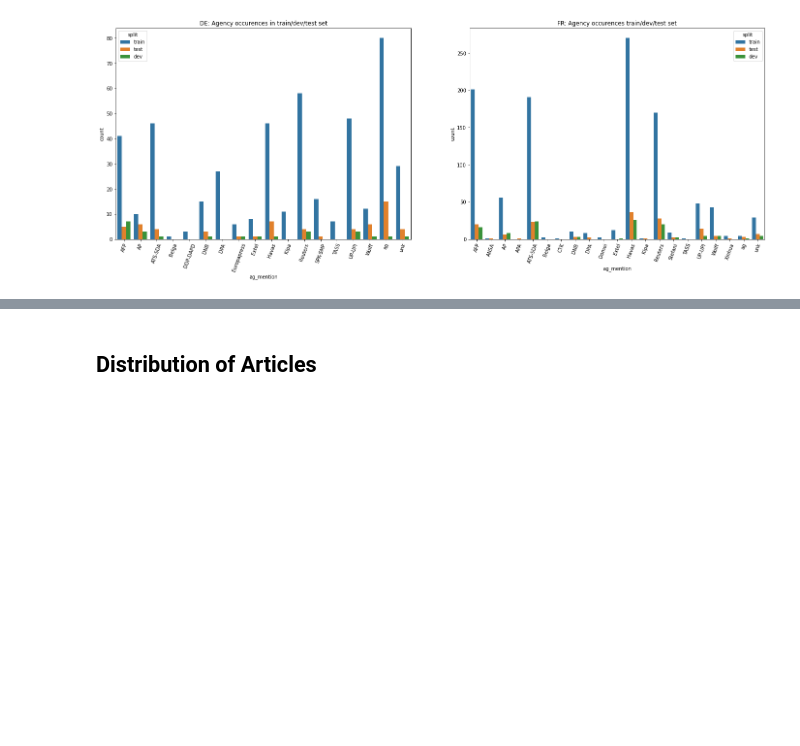
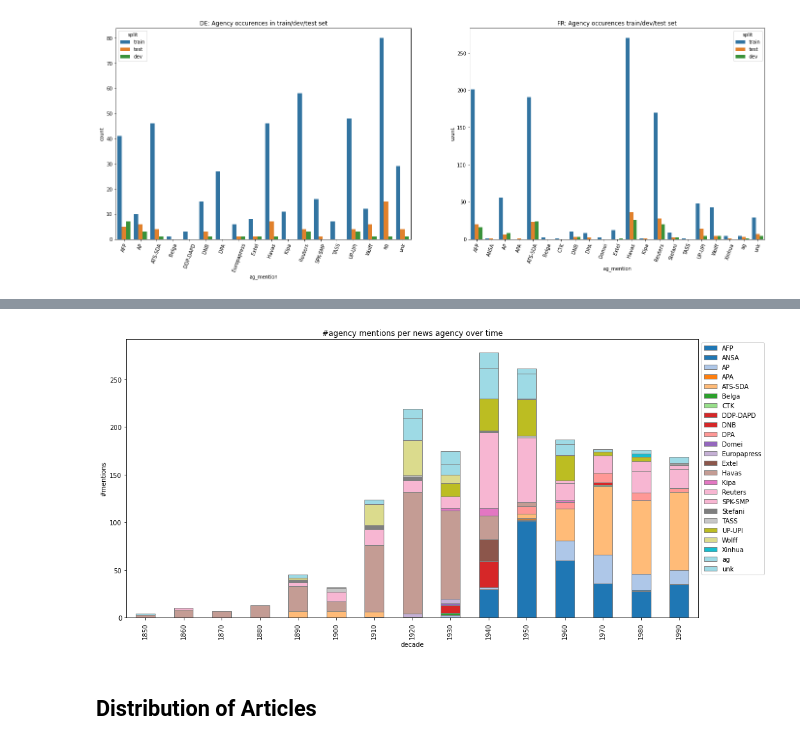
Before and after one commit to impresso/newsagency-classification, a Jupyter notebook: notebooks/stats_training_corpus.ipynb, the cells around one changed output, grey strips where cells are left out. Cells and saved outputs as stored; diff of their text form; code cells hidden in the pictures; blank space fills up the shorter version.

```diff
--- a/notebooks/stats_training_corpus.ipynb
+++ b/notebooks/stats_training_corpus.ipynb
@@ -249,3 +249,16 @@ plt.show()
+# %%
+mentions = pd.concat([mentions_de, mentions_fr])
+#no_mentions = pd.concat([no_mention_de, no_mention_fr])
+na_per_decade = pd.pivot_table(mentions, index="decade", columns="ag_mention", values="document_id", aggfunc="count")
+#no_agency_per_decade = no_mentions.groupby(by="decade")[["document_id"]].count().rename(columns={"document_id": "no_agency"})
+#na_per_decade = na_per_decade.join(no_agency_per_decade, how="outer")
+
+na_per_decade.plot(kind="bar", stacked=True, figsize=(16,8), ylabel="#mentions", title="#agency mentions per news agency over time",
+                   colormap='tab20', edgecolor="grey")
+plt.legend(bbox_to_anchor=(1,1), loc="upper left")
+plt.show()
+# %% [output]
+[figure, added]
 # %% [markdown]
 ## Distribution of Articles
 # %%
```
Also changed, not shown: parts of 5 cells of this notebook, 3 other files.
